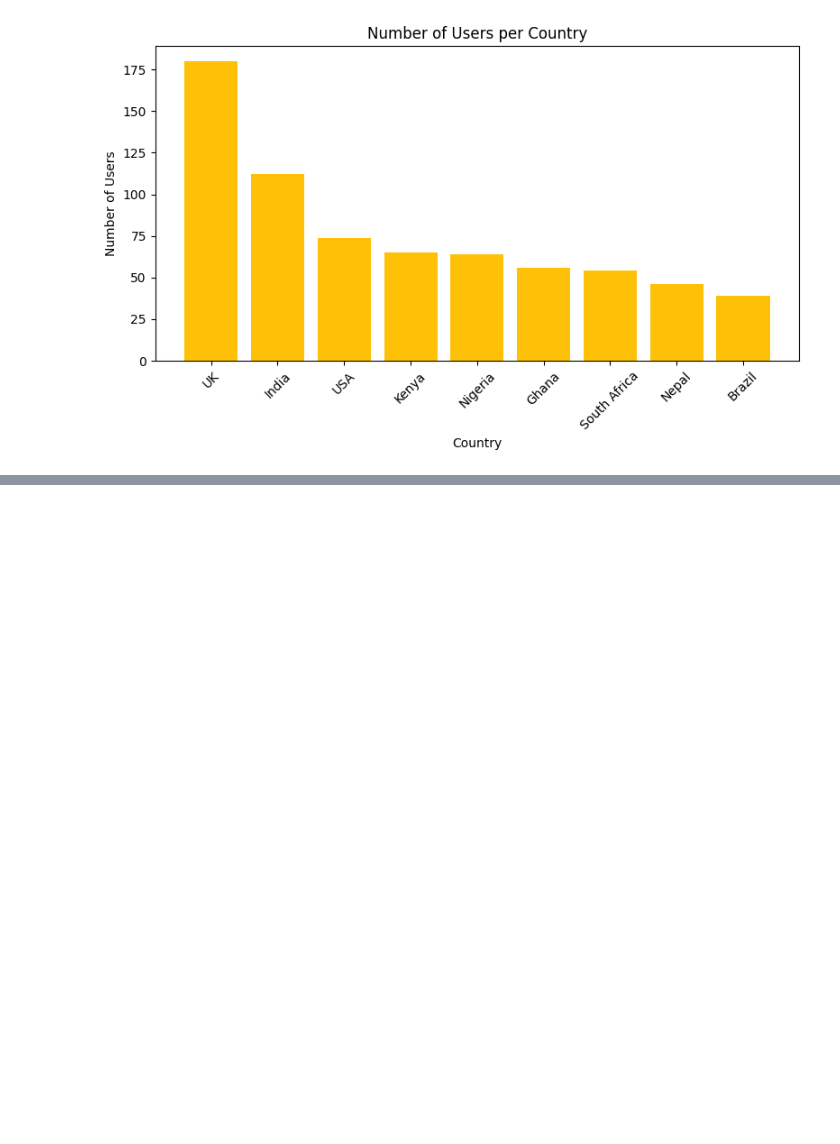
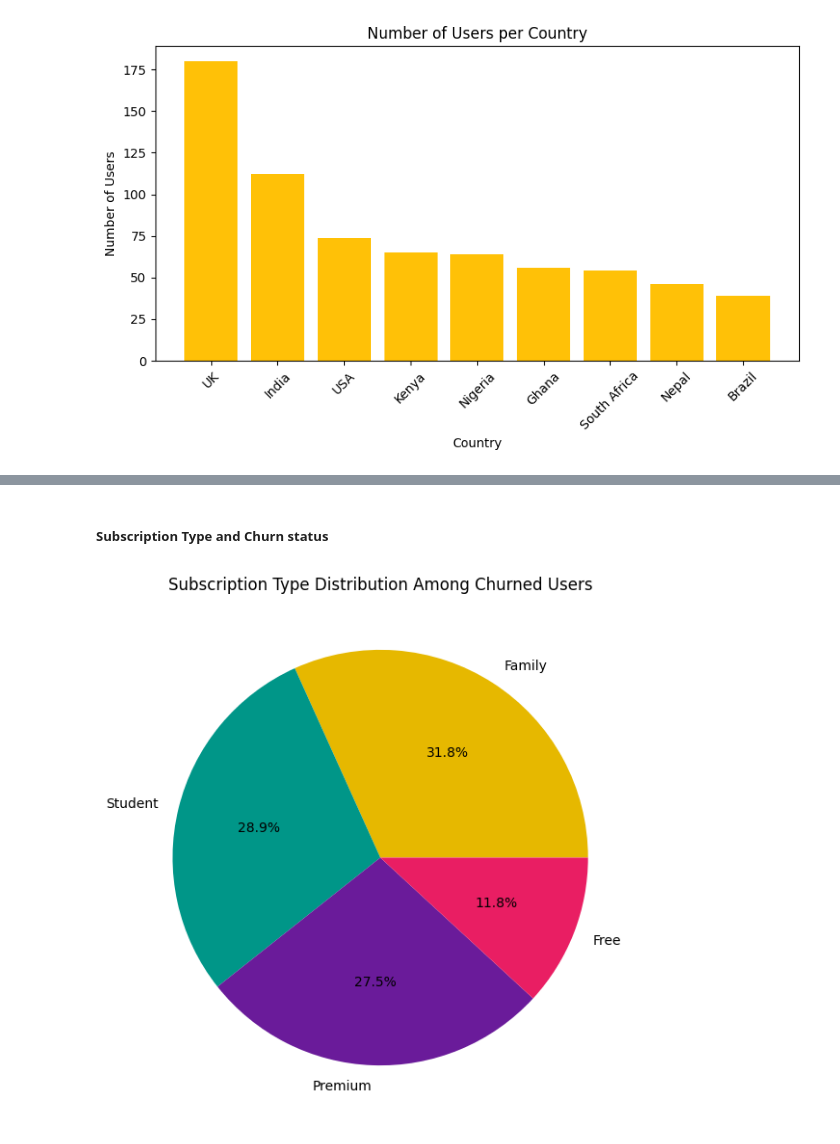
Before and after one commit to ice-alt/PortfolioProjects, a Jupyter notebook: DataWave Music/DataWave_Music_Analysis.ipynb, the cells around one changed output, grey strips where cells are left out. Drawn from its saved outputs; the diff is of its cells as text; code cells hidden in the pictures; blank space fills up the shorter version.

```diff
--- a/DataWave Music/DataWave_Music_Analysis.ipynb
+++ b/DataWave Music/DataWave_Music_Analysis.ipynb
@@ -1509,0 +1521,24 @@ plt.show()
+# %% [markdown]
+##### Subscription Type and Churn status
+# %%
+# Filter churned users
+churned_users = cleaned_datawave_df[cleaned_datawave_df['churned'] == 1]
+
+# Count subscription types
+sub_churned_counts = churned_users['subscription_type'].value_counts()
+
+# Use the same consistent palette
+palette = ['#E6B800', '#009688', '#6A1B9A', '#E91E63']
+
+sub_churned_counts.plot(
+    kind='pie',
+    autopct='%1.1f%%',
+    figsize=(7,7),
+    colors=palette
+)
+
+plt.title("Subscription Type Distribution Among Churned Users")
+plt.ylabel("")
+plt.show()
+# %% [output]
+[figure, added]
```
Also changed, not shown: parts of 13 cells of this notebook.
